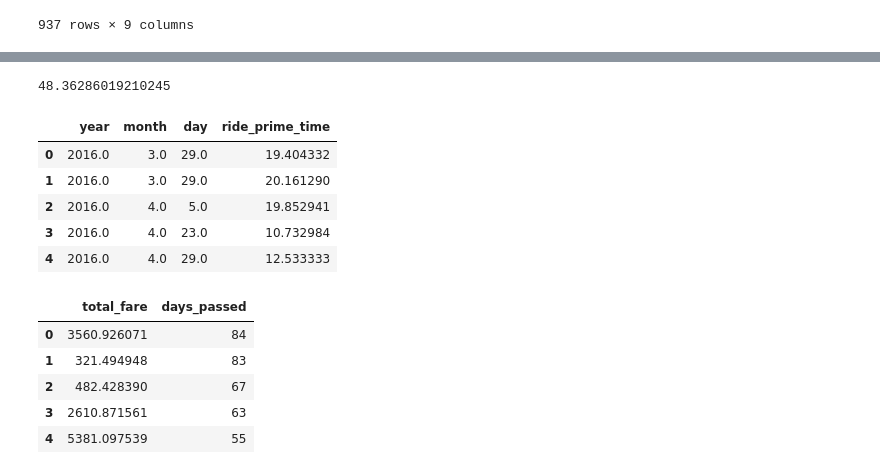
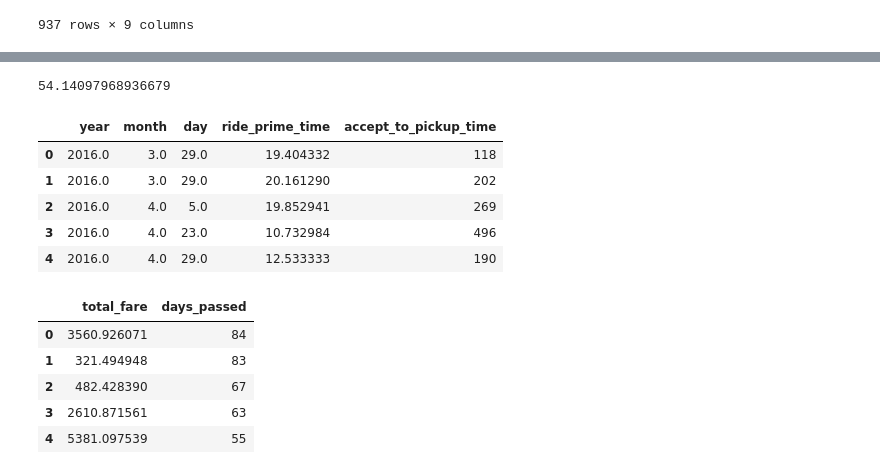
Before and after one commit to nicholasprayogo/lyft_data_challenge, a Jupyter notebook: data-challenge.ipynb, the cells around one changed output, grey strips where cells are left out. Saved outputs shown, nothing was run; the diff lists cells and outputs as text; code cells hidden in the pictures.

Commit message:
prediction including driver lost time

```diff
--- a/data-challenge.ipynb
+++ b/data-challenge.ipynb
@@ -277,3 +279,6 @@ accepted_times.head()
 | 11 | 002be0ffdc997bd5c50703158b7c2491 | 029227c4c2971ce69ff2274dc798ef43 | 3282 | 572 | 0 | accepted_at | 2016-06-21 11:56:39 | 2016-06-21 | ... |
 | 16 | 002be0ffdc997bd5c50703158b7c2491 | 034e861343a63ac3c18a9ceb1ce0ac69 | 65283 | 3338 | 25 | accepted_at | 2016-05-19 09:15:33 | 2016-05-19 | ... |
 | 21 | 002be0ffdc997bd5c50703158b7c2491 | 034f2e614a2f9fc7f1c2f77647d1b981 | 4115 | 823 | 100 | accepted_at | 2016-04-20 22:05:32 | 2016-04-20 | ... |
+# %%
+accept_to_pickup_time_df = pd.DataFrame(accepted_times[['ride_id','accept_to_pickup_time']])
+accept_to_pickup_time_df
@@ -316,3 +340,4 @@ ride_ids_sorted = merged_rides.sort_values(by='date', ascending=False)
 driver_last_dates = ride_ids_sorted.drop_duplicates('driver_id', keep='first')
 driver_last_dates.reset_index(drop = True)
 driver_last_dates.sort_values(by='driver_id')
+driver_last_dates = driver_last_dates.merge(accept_to_pickup_time_df, on='ride_id')
@@ -337,0 +353,4 @@ driver_last_dates.sort_values(by='driver_id')
+# %%
+driver_lost_time_avg = pd.DataFrame(driver_last_dates.groupby('driver_id')['accept_to_pickup_time'].mean())
+driver_lost_time_avg = driver_lost_time_avg.reset_index()
+driver_lost_time_avg
@@ -461,6 +499,7 @@ def time_with_lyft(driver_ids):
 days_passed, months_passed = time_with_lyft(driver_ids)
 driver_ids['days_passed'] = days_passed
 driver_ids = driver_ids.merge(driver_primetime_avg, on='driver_id')
+driver_ids = driver_ids.merge(driver_lost_time_avg, on ='driver_id')
 # %%
 driver_ids
 # %% [output]
@@ -487,21 +526,21 @@ average_lifetime = driver_ids['days_passed'].mean()
 # %%
 print(average_lifetime)
 # %% [output]
-48.36286019210245
+54.14097968936679
 # %%
 from sklearn.model_selection import train_test_split
 from sklearn.linear_model import LinearRegression
 # %%
-X = driver_ids[['year','month','day', 'ride_prime_time']]
+X = driver_ids[['year','month','day', 'ride_prime_time', 'accept_to_pickup_time']]
 y = driver_ids[['total_fare', 'days_passed']]
 X.head()
 # %% [output]
-|  | year | month | day | ride_prime_time |
-| 0 | 2016.0 | 3.0 | 29.0 | 19.404332 |
-| 1 | 2016.0 | 3.0 | 29.0 | 20.161290 |
-| 2 | 2016.0 | 4.0 | 5.0 | 19.852941 |
-| 3 | 2016.0 | 4.0 | 23.0 | 10.732984 |
-| 4 | 2016.0 | 4.0 | 29.0 | 12.533333 |
+|  | year | month | day | ride_prime_time | accept_to_pickup_time |
+| 0 | 2016.0 | 3.0 | 29.0 | 19.404332 | 118 |
+| 1 | 2016.0 | 3.0 | 29.0 | 20.161290 | 202 |
+| 2 | 2016.0 | 4.0 | 5.0 | 19.852941 | 269 |
+| 3 | 2016.0 | 4.0 | 23.0 | 10.732984 | 496 |
+| 4 | 2016.0 | 4.0 | 29.0 | 12.533333 | 190 |
 # %%
 y.head()
 # %% [output]
```
Also changed, not shown: parts of 10 cells of this notebook.
